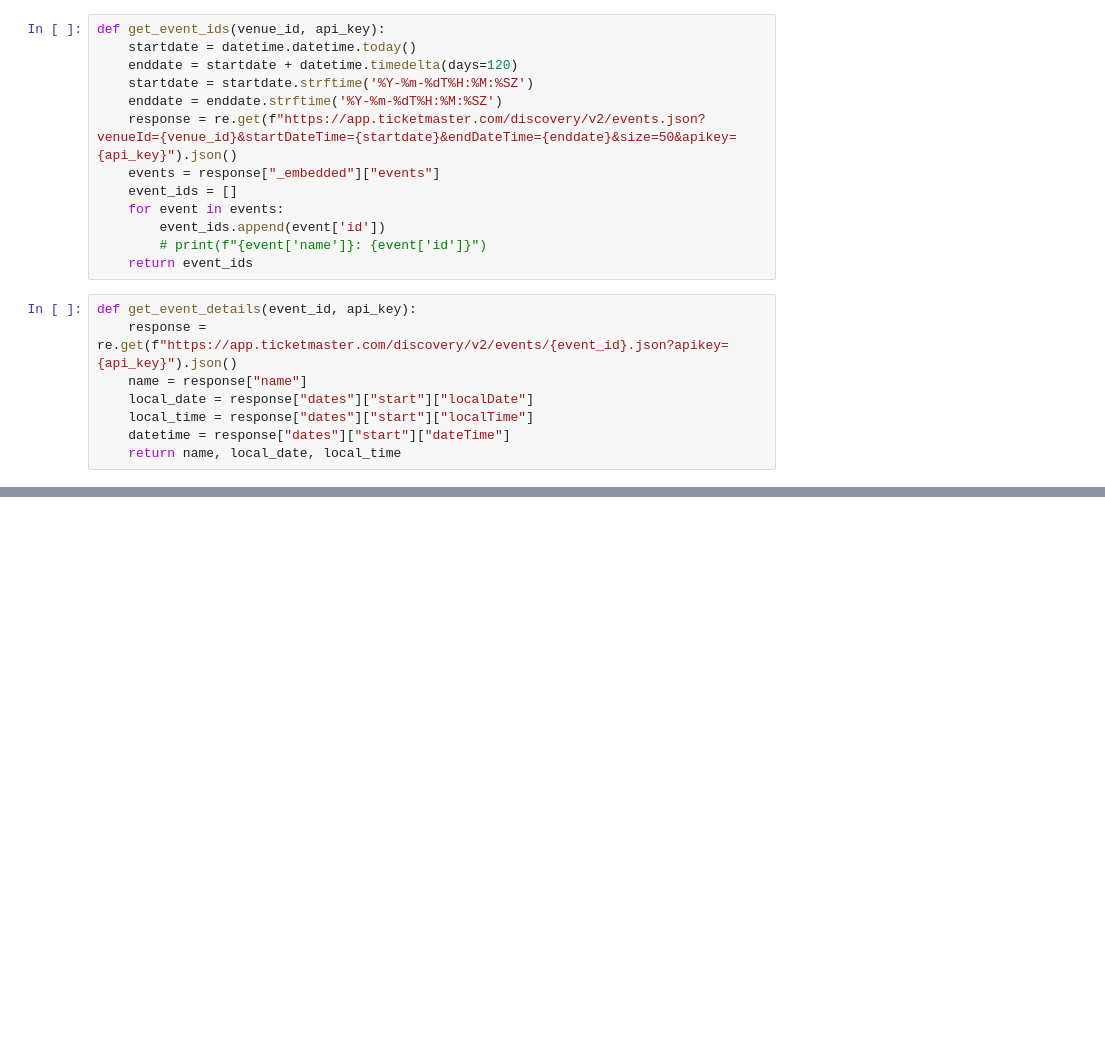
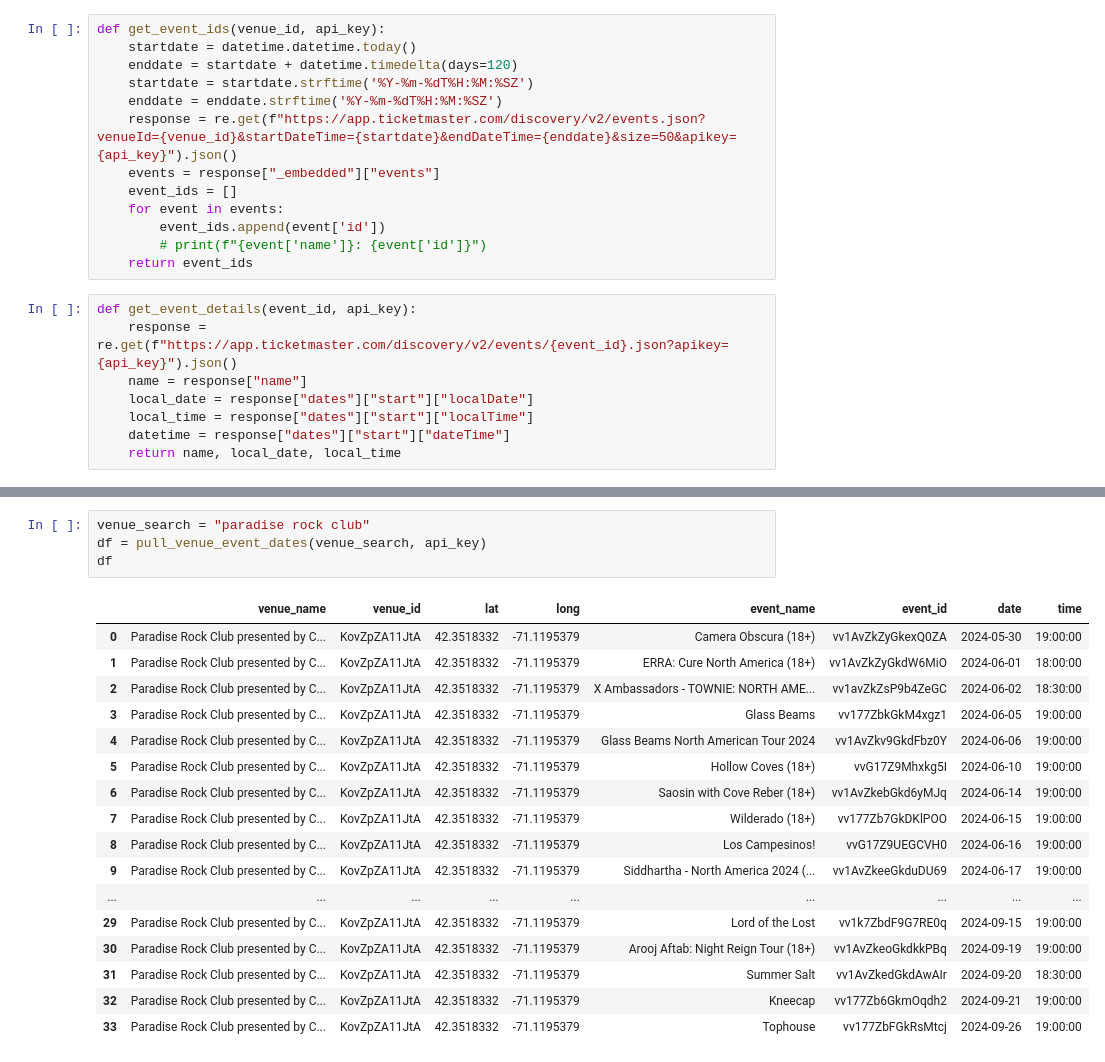
Before and after one commit to sean-r-duffy/tracking-the-t, a Jupyter notebook: ticketmaster_api.ipynb, the cells around one changed output, grey strips where cells are left out. Saved outputs shown, nothing was run; the diff lists cells and outputs as text; blank space fills up the shorter version.

```diff
--- a/ticketmaster_api.ipynb
+++ b/ticketmaster_api.ipynb
@@ -68,0 +94,22 @@ df
+# %%
+venue_search = "paradise rock club"
+df = pull_venue_event_dates(venue_search, api_key)
+df
+# %% [output]
+|  | venue_name | venue_id | lat | long | event_name | event_id | date | time |
+| 0 | Paradise Rock Club presented by C... | KovZpZA11JtA | 42.3518332 | -71.1195379 | Camera Obscura (18+) | vv1AvZkZyGkexQ0ZA | 2024-05-30 | 19:00:00 |
+| 1 | Paradise Rock Club presented by C... | KovZpZA11JtA | 42.3518332 | -71.1195379 | ERRA: Cure North America (18+) | vv1AvZkZyGkdW6MiO | 2024-06-01 | 18:00:00 |
+| 2 | Paradise Rock Club presented by C... | KovZpZA11JtA | 42.3518332 | -71.1195379 | X Ambassadors - TOWNIE: NORTH AME... | vv1avZkZsP9b4ZeGC | 2024-06-02 | 18:30:00 |
+| 3 | Paradise Rock Club presented by C... | KovZpZA11JtA | 42.3518332 | -71.1195379 | Glass Beams | vv177ZbkGkM4xgz1 | 2024-06-05 | 19:00:00 |
+| 4 | Paradise Rock Club presented by C... | KovZpZA11JtA | 42.3518332 | -71.1195379 | Glass Beams North American Tour 2024 | vv1AvZkv9GkdFbz0Y | 2024-06-06 | 19:00:00 |
+| 5 | Paradise Rock Club presented by C... | KovZpZA11JtA | 42.3518332 | -71.1195379 | Hollow Coves (18+) | vvG17Z9Mhxkg5I | 2024-06-10 | 19:00:00 |
+| 6 | Paradise Rock Club presented by C... | KovZpZA11JtA | 42.3518332 | -71.1195379 | Saosin with Cove Reber (18+) | vv1AvZkebGkd6yMJq | 2024-06-14 | 19:00:00 |
+| 7 | Paradise Rock Club presented by C... | KovZpZA11JtA | 42.3518332 | -71.1195379 | Wilderado (18+) | vv177Zb7GkDKlPOO | 2024-06-15 | 19:00:00 |
+| 8 | Paradise Rock Club presented by C... | KovZpZA11JtA | 42.3518332 | -71.1195379 | Los Campesinos! | vvG17Z9UEGCVH0 | 2024-06-16 | 19:00:00 |
+| 9 | Paradise Rock Club presented by C... | KovZpZA11JtA | 42.3518332 | -71.1195379 | Siddhartha - North America 2024 (... | vv1AvZkeeGkduDU69 | 2024-06-17 | 19:00:00 |
+| ... | ... | ... | ... | ... | ... | ... | ... | ... |
+| 29 | Paradise Rock Club presented by C... | KovZpZA11JtA | 42.3518332 | -71.1195379 | Lord of the Lost | vv1k7ZbdF9G7RE0q | 2024-09-15 | 19:00:00 |
+| 30 | Paradise Rock Club presented by C... | KovZpZA11JtA | 42.3518332 | -71.1195379 | Arooj Aftab: Night Reign Tour (18+) | vv1AvZkeoGkdkkPBq | 2024-09-19 | 19:00:00 |
+| 31 | Paradise Rock Club presented by C... | KovZpZA11JtA | 42.3518332 | -71.1195379 | Summer Salt | vv1AvZkedGkdAwAIr | 2024-09-20 | 18:30:00 |
+| 32 | Paradise Rock Club presented by C... | KovZpZA11JtA | 42.3518332 | -71.1195379 | Kneecap | vv177Zb6GkmOqdh2 | 2024-09-21 | 19:00:00 |
+| 33 | Paradise Rock Club presented by C... | KovZpZA11JtA | 42.3518332 | -71.1195379 | Tophouse | vv177ZbFGkRsMtcj | 2024-09-26 | 19:00:00 |
```
Also changed, not shown: parts of 6 cells of this notebook.
